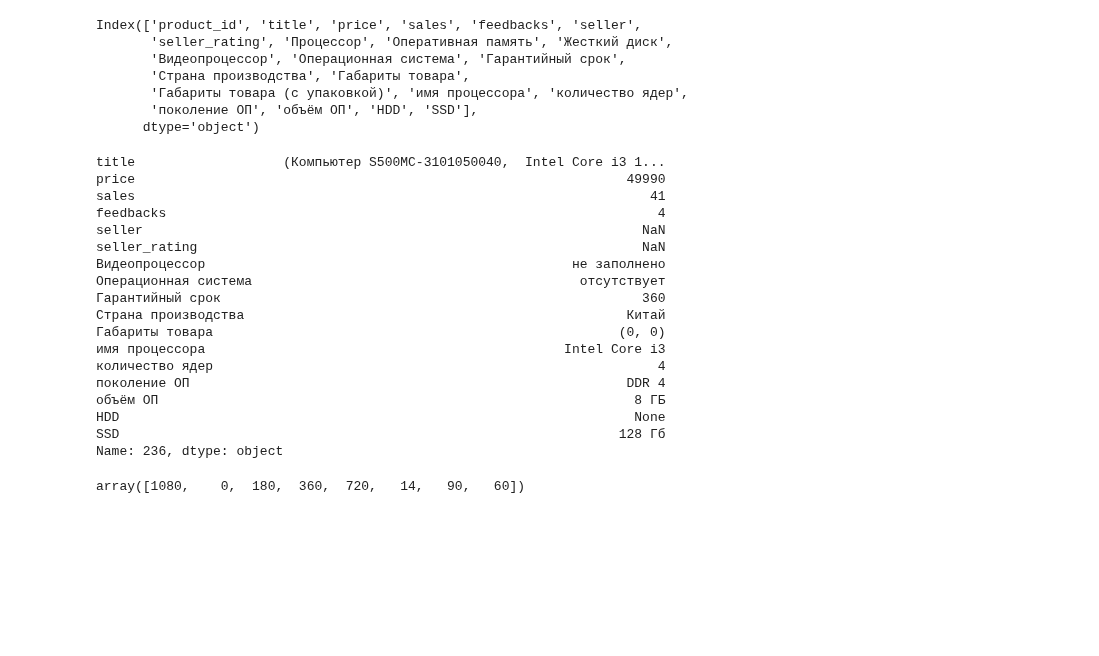
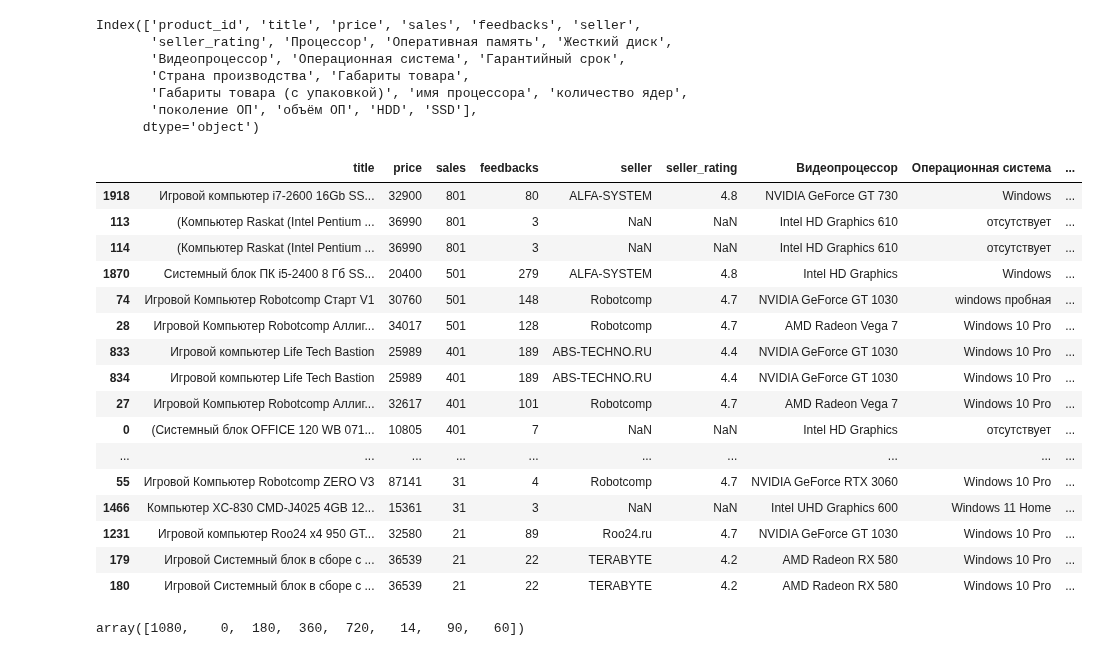
Before and after one commit to EZSib/data_-analytics2023, a Jupyter notebook: practice_clear.ipynb, the cells around one changed output. Saved outputs shown, nothing was run; the diff lists cells and outputs as text; code cells hidden in the pictures; blank space fills up the shorter version.

```diff
--- a/practice_clear.ipynb
+++ b/practice_clear.ipynb
@@ -636,27 +636,27 @@ ds_needs_col = test_clean_data[['title', 'price', 'sales', 'feedbacks', 'seller'
        'seller_rating', 'Видеопроцессор', 'Операционная система', 'Гарантийный срок',
        'Страна производства', 'Габариты товара','имя процессора', 'количество ядер',
        'поколение ОП', 'объём ОП', 'HDD', 'SSD']]
-# %%
-ds_needs_col.sort_values('sales', ascending=False).loc[236]
-# %% [output]
-title                   (Компьютер S500MC-3101050040,  Intel Core i3 1...
-price                                                               49990
-sales                                                                  41
-feedbacks                                                               4
-seller                                                                NaN
-seller_rating                                                         NaN
-Видеопроцессор                                               не заполнено
-Операционная система                                          отсутствует
-Гарантийный срок                                                      360
-Страна производства                                                 Китай
-Габариты товара                                                    (0, 0)
-имя процессора                                              Intel Core i3
-количество ядер                                                         4
-поколение ОП                                                        DDR 4
-объём ОП                                                             8 ГБ
-HDD                                                                  None
-SSD                                                                128 Гб
-Name: 236, dtype: object
+# %%
+ds_needs_col.sort_values(['sales','feedbacks','seller_rating', 'Видеопроцессор','имя процессора', 'количество ядер',
+       'поколение ОП', 'объём ОП', 'HDD', 'SSD' ], ascending=False).iloc[:100]
+# %% [output]
+|  | title | price | sales | feedbacks | seller | seller_rating | Видеопроцессор | Операционная система | ... |
+| 1918 | Игровой компьютер i7-2600 16Gb SS... | 32900 | 801 | 80 | ALFA-SYSTEM | 4.8 | NVIDIA GeForce GT 730 | Windows | ... |
+| 113 | (Компьютер Raskat (Intel Pentium ... | 36990 | 801 | 3 | NaN | NaN | Intel HD Graphics 610 | отсутствует | ... |
+| 114 | (Компьютер Raskat (Intel Pentium ... | 36990 | 801 | 3 | NaN | NaN | Intel HD Graphics 610 | отсутствует | ... |
+| 1870 | Системный блок ПК i5-2400 8 Гб SS... | 20400 | 501 | 279 | ALFA-SYSTEM | 4.8 | Intel HD Graphics | Windows | ... |
+| 74 | Игровой Компьютер Robotcomp Старт V1 | 30760 | 501 | 148 | Robotcomp | 4.7 | NVIDIA GeForce GT 1030 | windows пробная | ... |
+| 28 | Игровой Компьютер Robotcomp Аллиг... | 34017 | 501 | 128 | Robotcomp | 4.7 | AMD Radeon Vega 7 | Windows 10 Pro | ... |
+| 833 | Игровой компьютер Life Tech Bastion | 25989 | 401 | 189 | ABS-TECHNO.RU | 4.4 | NVIDIA GeForce GT 1030 | Windows 10 Pro | ... |
+| 834 | Игровой компьютер Life Tech Bastion | 25989 | 401 | 189 | ABS-TECHNO.RU | 4.4 | NVIDIA GeForce GT 1030 | Windows 10 Pro | ... |
+| 27 | Игровой Компьютер Robotcomp Аллиг... | 32617 | 401 | 101 | Robotcomp | 4.7 | AMD Radeon Vega 7 | Windows 10 Pro | ... |
+| 0 | (Системный блок OFFICE 120 WB 071... | 10805 | 401 | 7 | NaN | NaN | Intel HD Graphics | отсутствует | ... |
+| ... | ... | ... | ... | ... | ... | ... | ... | ... | ... |
+| 55 | Игровой Компьютер Robotcomp ZERO V3 | 87141 | 31 | 4 | Robotcomp | 4.7 | NVIDIA GeForce RTX 3060 | Windows 10 Pro | ... |
+| 1466 | Компьютер XC-830 CMD-J4025 4GB 12... | 15361 | 31 | 3 | NaN | NaN | Intel UHD Graphics 600 | Windows 11 Home | ... |
+| 1231 | Игровой компьютер Roo24 x4 950 GT... | 32580 | 21 | 89 | Roo24.ru | 4.7 | NVIDIA GeForce GT 1030 | Windows 10 Pro | ... |
+| 179 | Игровой Системный блок в сборе с ... | 36539 | 21 | 22 | TERABYTE | 4.2 | AMD Radeon RX 580 | Windows 10 Pro | ... |
+| 180 | Игровой Системный блок в сборе с ... | 36539 | 21 | 22 | TERABYTE | 4.2 | AMD Radeon RX 580 | Windows 10 Pro | ... |
 # %%
 my_data = pd.DataFrame()
 # %%
```
